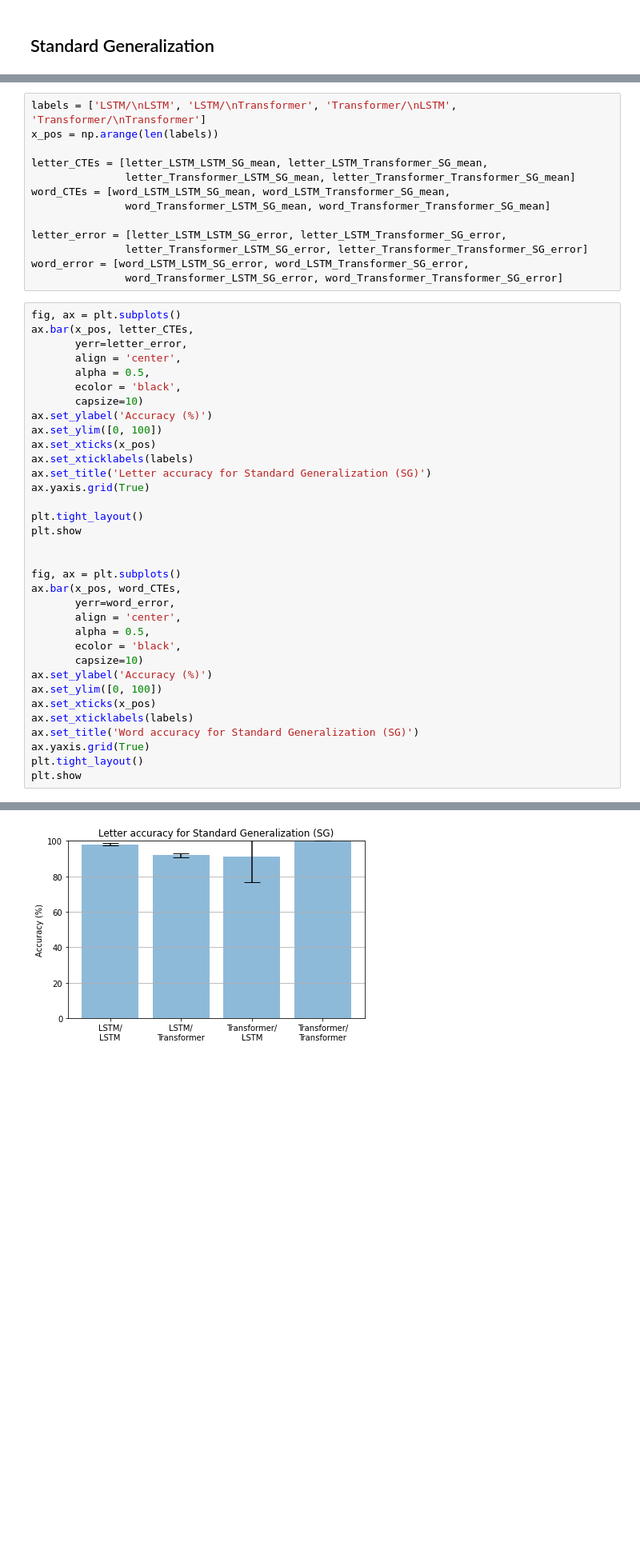
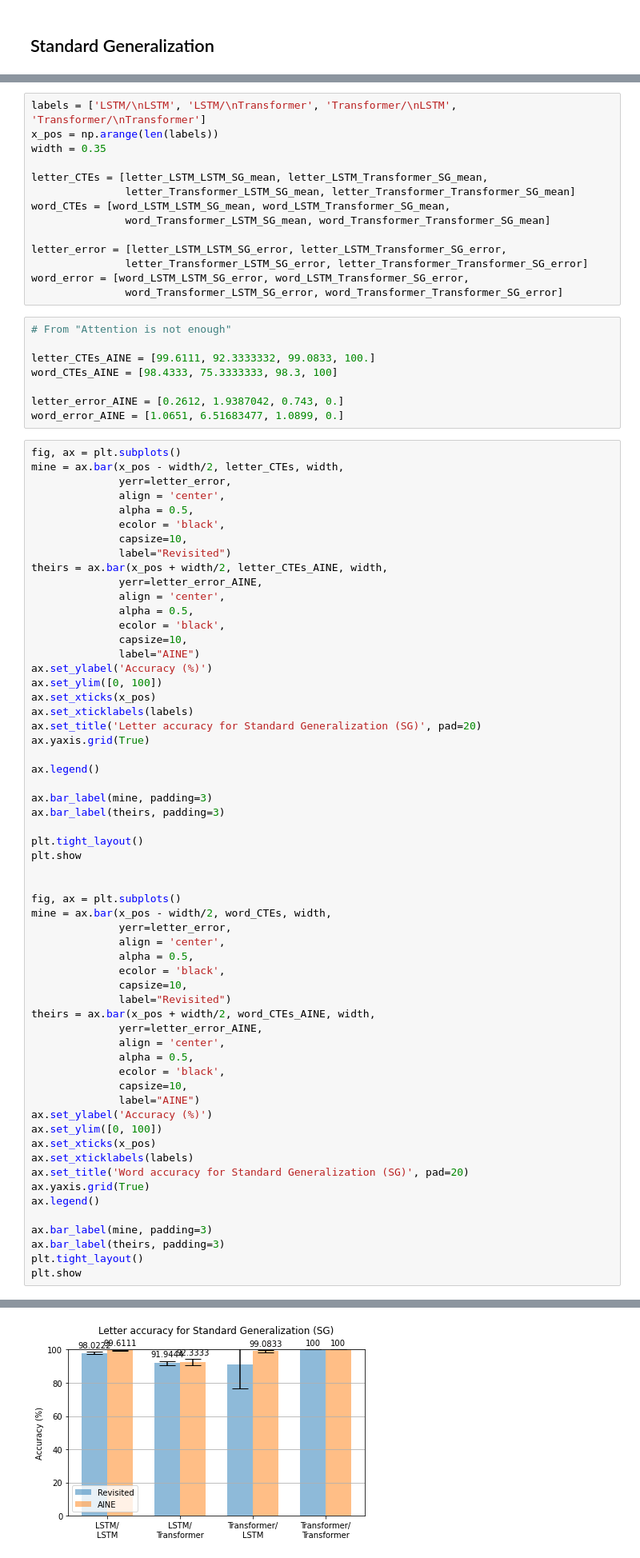
Before and after one commit to LA-Koenig/Attention-Revisited, a Jupyter notebook: Results/results_20220912/_plots.ipynb, the cells around one changed output, grey strips where cells are left out. Shown: that part at 80% size. Saved outputs shown, nothing was run; the diff lists cells and outputs as text; blank space fills up the shorter version.

Commit message:
Better plots and such

```diff
--- a/Results/results_20220912/_plots.ipynb
+++ b/Results/results_20220912/_plots.ipynb
@@ -48,6 +48,7 @@ word_Transformer_Transformer_SG_error = (1.96 / np.sqrt(10)) * np.std(word_Trans
 # %%
 labels = ['LSTM/\nLSTM', 'LSTM/\nTransformer', 'Transformer/\nLSTM', 'Transformer/\nTransformer']
 x_pos = np.arange(len(labels))
+width = 0.35
 
 letter_CTEs = [letter_LSTM_LSTM_SG_mean, letter_LSTM_Transformer_SG_mean,
                letter_Transformer_LSTM_SG_mean, letter_Transformer_Transformer_SG_mean]
@@ -58,40 +59,73 @@ letter_error = [letter_LSTM_LSTM_SG_error, letter_LSTM_Transformer_SG_error,
                letter_Transformer_LSTM_SG_error, letter_Transformer_Transformer_SG_error]
 word_error = [word_LSTM_LSTM_SG_error, word_LSTM_Transformer_SG_error,
                word_Transformer_LSTM_SG_error, word_Transformer_Transformer_SG_error]
+# %%
+# From "Attention is not enough"
+
+letter_CTEs_AINE = [99.6111, 92.3333332, 99.0833, 100.]
+word_CTEs_AINE = [98.4333, 75.3333333, 98.3, 100]
+
+letter_error_AINE = [0.2612, 1.9387042, 0.743, 0.]
+word_error_AINE = [1.0651, 6.51683477, 1.0899, 0.]
 # %%
 fig, ax = plt.subplots()
-ax.bar(x_pos, letter_CTEs,
-       yerr=letter_error,
-       align = 'center',
-       alpha = 0.5,
-       ecolor = 'black',
-       capsize=10)
+mine = ax.bar(x_pos - width/2, letter_CTEs, width,
+              yerr=letter_error,
+              align = 'center',
+              alpha = 0.5,
+              ecolor = 'black',
+              capsize=10,
+              label="Revisited")
+theirs = ax.bar(x_pos + width/2, letter_CTEs_AINE, width,
+              yerr=letter_error_AINE,
+              align = 'center',
+              alpha = 0.5,
+              ecolor = 'black',
+              capsize=10,
+              label="AINE")
 ax.set_ylabel('Accuracy (%)')
 ax.set_ylim([0, 100])
 ax.set_xticks(x_pos)
 ax.set_xticklabels(labels)
-ax.set_title('Letter accuracy for Standard Generalization (SG)')
+ax.set_title('Letter accuracy for Standard Generalization (SG)', pad=20)
 ax.yaxis.grid(True)
+
+ax.legend()
+
+ax.bar_label(mine, padding=3)
+ax.bar_label(theirs, padding=3)
 
 plt.tight_layout()
 plt.show
 
 
 fig, ax = plt.subplots()
-ax.bar(x_pos, word_CTEs,
-       yerr=word_error,
-       align = 'center',
-       alpha = 0.5,
-       ecolor = 'black',
-       capsize=10)
+mine = ax.bar(x_pos - width/2, word_CTEs, width,
+              yerr=letter_error,
+              align = 'center',
+              alpha = 0.5,
+              ecolor = 'black',
+              capsize=10,
+              label="Revisited")
+theirs = ax.bar(x_pos + width/2, word_CTEs_AINE, width,
+              yerr=letter_error_AINE,
+              align = 'center',
+              alpha = 0.5,
+              ecolor = 'black',
+              capsize=10,
+              label="AINE")
 ax.set_ylabel('Accuracy (%)')
 ax.set_ylim([0, 100])
 ax.set_xticks(x_pos)
 ax.set_xticklabels(labels)
-ax.set_title('Word accuracy for Standard Generalization (SG)')
+ax.set_title('Word accuracy for Standard Generalization (SG)', pad=20)
 ax.yaxis.grid(True)
+ax.legend()
+
+ax.bar_label(mine, padding=3)
+ax.bar_label(theirs, padding=3)
 plt.tight_layout()
 plt.show
 # %% [output]
 <function matplotlib.pyplot.show(close=None, block=None)>
-[figure, old version]
+[figure, new version]
```
Also changed, not shown: parts of 10 cells of this notebook, 2 other files.
